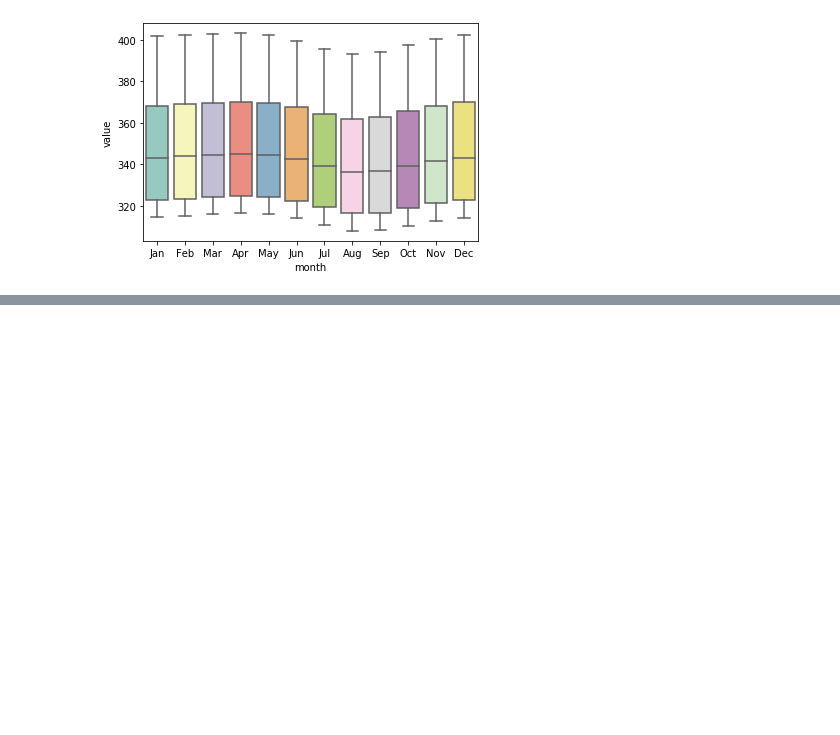
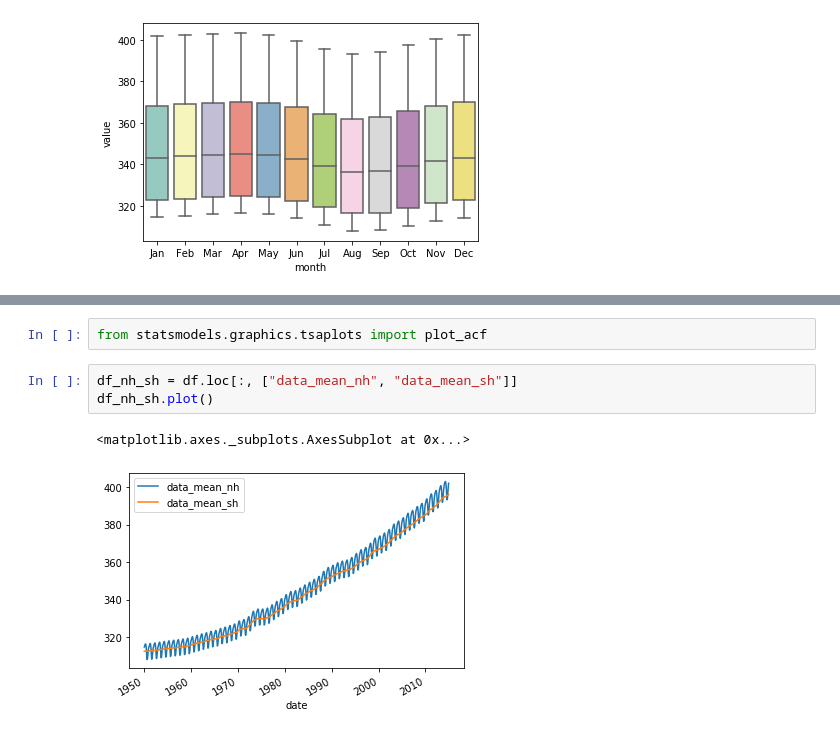
Before and after one commit to Squaess/TimeSeries, a Jupyter notebook: lab1/lab1.ipynb, the cells around one changed output, grey strips where cells are left out. Drawn from its saved outputs; the diff is of its cells as text; blank space fills up the shorter version.

```diff
--- a/lab1/lab1.ipynb
+++ b/lab1/lab1.ipynb
@@ -116,0 +128,8 @@ webencodings==0.5.1
+# %%
+from statsmodels.graphics.tsaplots import plot_acf
+# %%
+df_nh_sh = df.loc[:, ["data_mean_nh", "data_mean_sh"]]
+df_nh_sh.plot()
+# %% [output]
+<matplotlib.axes._subplots.AxesSubplot at 0x...>
+[figure, added]
```
Also changed, not shown: parts of 21 cells of this notebook, 1 other file.
